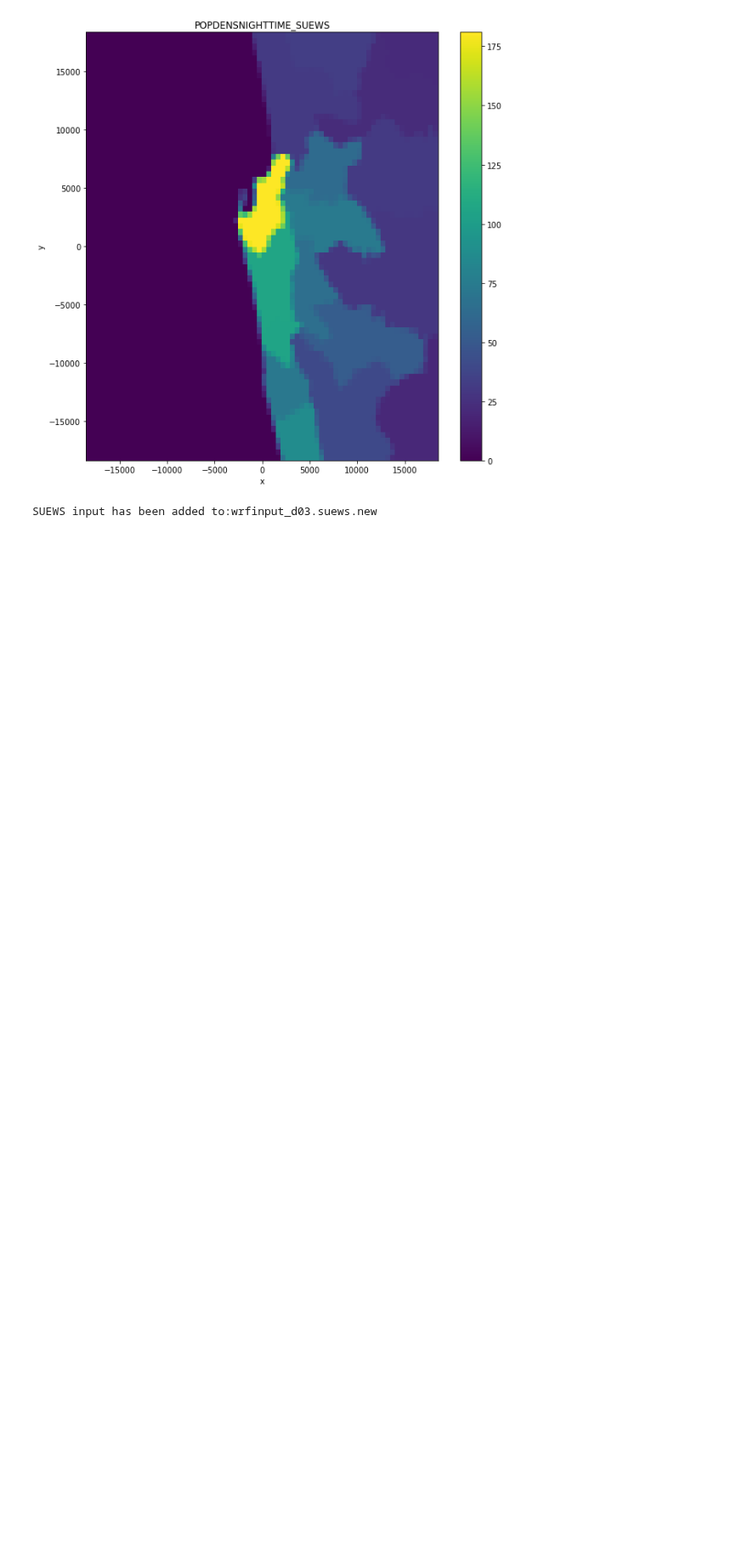
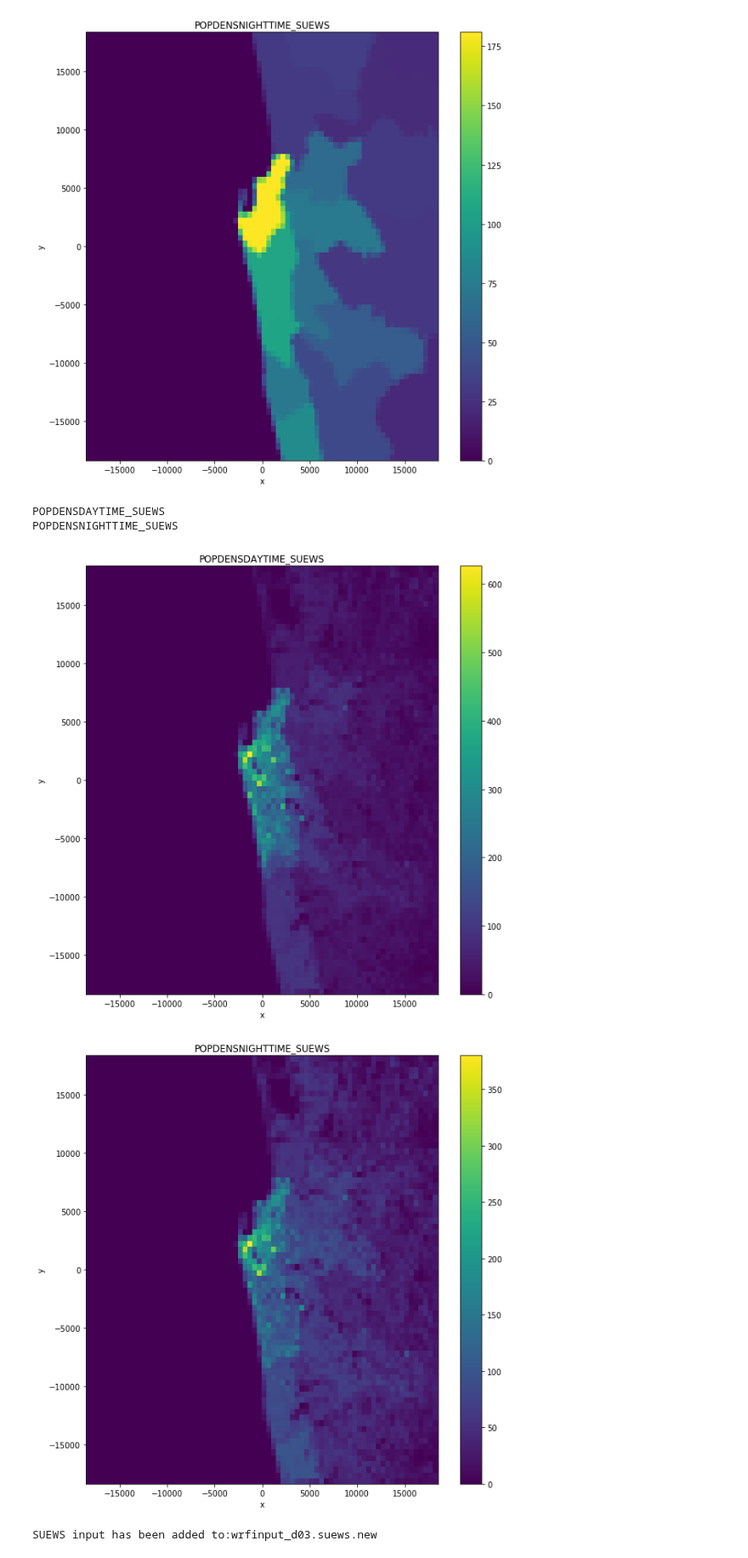
Before and after one commit to Urban-Meteorology-Reading/WRF-SUEWS, a Jupyter notebook: input-processor/pre-processor-SL/Other_modifies/Colombo/land_use.ipynb, the cells around one changed output. Shown at 85% size. Saved outputs shown, nothing was run; the diff lists cells and outputs as text; code cells hidden in the pictures; blank space fills up the shorter version.

```diff
--- a/input-processor/pre-processor-SL/Other_modifies/Colombo/land_use.ipynb
+++ b/input-processor/pre-processor-SL/Other_modifies/Colombo/land_use.ipynb
@@ -403,6 +403,50 @@ for name in names:
 # %% [output]
 [figure]
 [figure]
+# %%
+for name in names:
+    print(name)
+    df=ds_base[name.upper()].values[0,:,:]
+
+    all_pop={}
+    for i in range(df.shape[0]):
+        for j in range(df.shape[1]):
+
+            val=ds_base[name.upper()].values[0,i,j]
+            if val not in all_pop.keys():
+                all_pop[val]={}
+                all_pop[val]['n']=1
+                fh=ds_base['landusef'.upper()].values[0,12,i,j]*ds_base['bldgH_SUEWS'.upper()].values[0,i,j]
+                all_pop[val]['sum']=fh
+            else:
+                all_pop[val]['n']+=1
+                fh=ds_base['landusef'.upper()].values[0,12,i,j]*ds_base['bldgH_SUEWS'.upper()].values[0,i,j]
+                all_pop[val]['sum']+=fh
+
+
+
+    ds_cop=ds_base.copy()
+    df_2=ds_cop[name.upper()].values[0,:,:]
+    for i in range(df_2.shape[0]):
+        for j in range(df_2.shape[1]):
+
+            if all_pop[df_2[i,j]]['sum']!=0:
+
+                a1=df_2[i,j]*all_pop[df_2[i,j]]['n']
+                a2=ds_cop['landusef'.upper()].values[0,12,i,j]*ds_cop['bldgH_SUEWS'.upper()].values[0,i,j]
+
+                ds_cop[name.upper()].values[0,i,j]=a1*a2/all_pop[df_2[i,j]]['sum']
+
+ds_base=ds_cop
+# %% [output]
+POPDENSDAYTIME_SUEWS
+POPDENSNIGHTTIME_SUEWS
+# %%
+for name in names:
+    pc_plot(wrf_X, wrf_Y,ds_base[name.upper()].values[0,:,:],name)
+# %% [output]
+[figure, added]
+[figure, added]
 # %%
 ds_merged = ds_base.update(ds_base)
 
```
Also changed, not shown: parts of 4 cells of this notebook, 18 other files.
